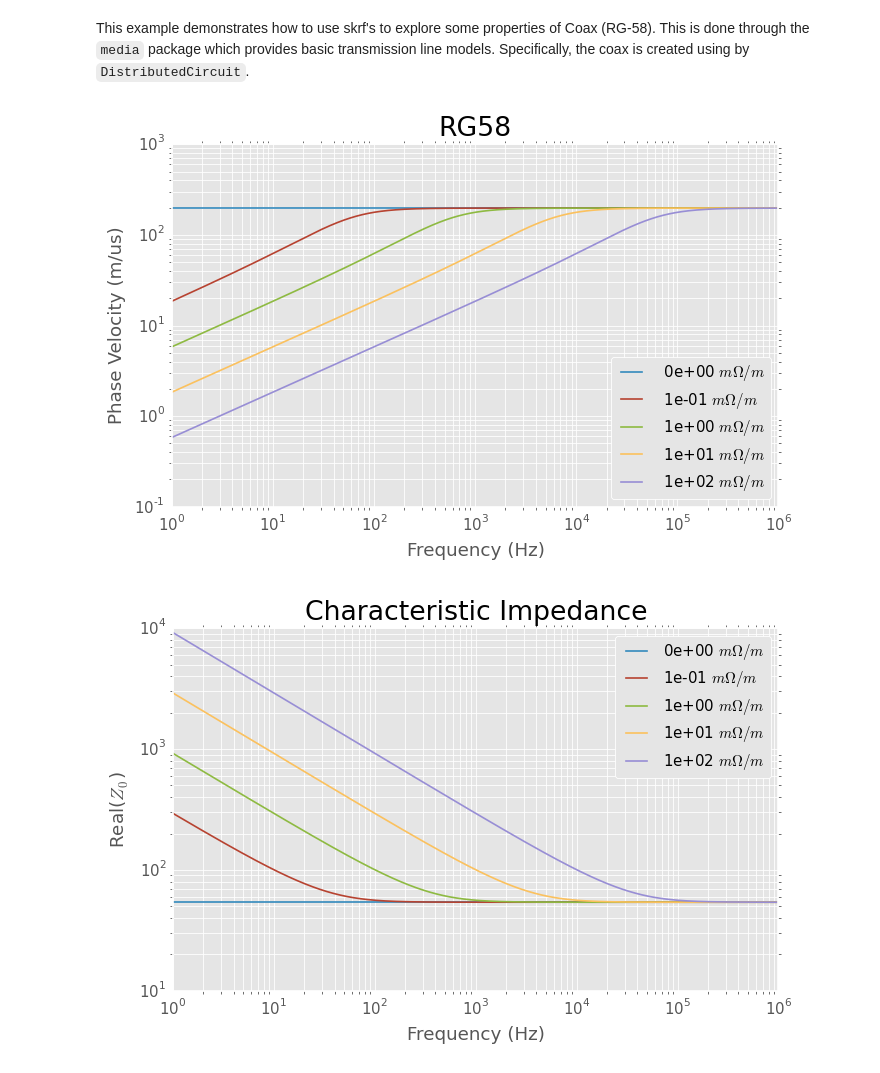
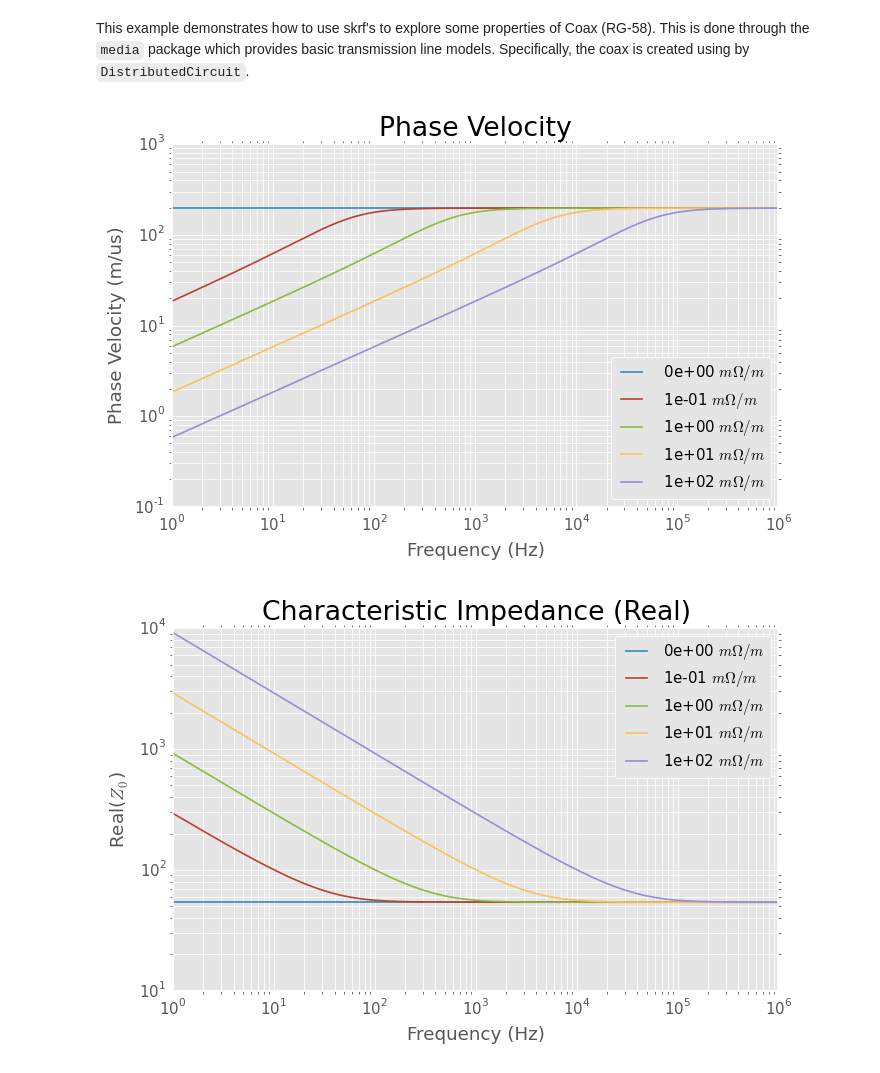
Before and after one commit to scikit-rf/examples, a Jupyter notebook: Modeling RG-58.ipynb, the cells around one changed output. Drawn from its saved outputs; the diff is of its cells as text; code cells hidden in the pictures.

```diff
--- a/Modeling RG-58.ipynb
+++ b/Modeling RG-58.ipynb
@@ -25,7 +25,7 @@ for k in (0,.1,1,10,100):
 
     figure(0)
     ylabel('Phase Velocity (m/us)')
-    title('RG58')
+    title('Phase Velocity')
     loglog(freq.f_scaled, rg58.v_p*1e-6, label=r' %1.e $m \Omega/m $'%k)
 
     figure(1)
@@ -43,32 +43,32 @@ for k in (0,.1,1,10,100):
 
     figure(3)
     ylabel('Real($\gamma$)')
     title('Propagation Constant (Real)')
     try:
         plot(freq.f_scaled, rg58.gamma().real, label=r'%1.e $m \Omega/m $'%k)
     except:
         pass
 
     figure(4)
     ylabel('Imag($\gamma$)')
     title('Propagation Constant (Imag)')
     try:
         plot(freq.f_scaled, rg58.gamma().imag, label=r'%1.e $m \Omega/m $'%k)
     except:
         pass
 
 
 
 
 
 rf.foaf(freq.labelXAxis)
 rf.foaf(tight_layout)
 rf.foaf(legend)
 rf.foaf(loglog)
 
 tight_layout()
 draw()
 show()
 # %% [output]
-[figure, old version]
+[figure, new version]
-[figure, old version]
+[figure, new version]
```
Also changed, not shown: parts of 1 cell of this notebook.
